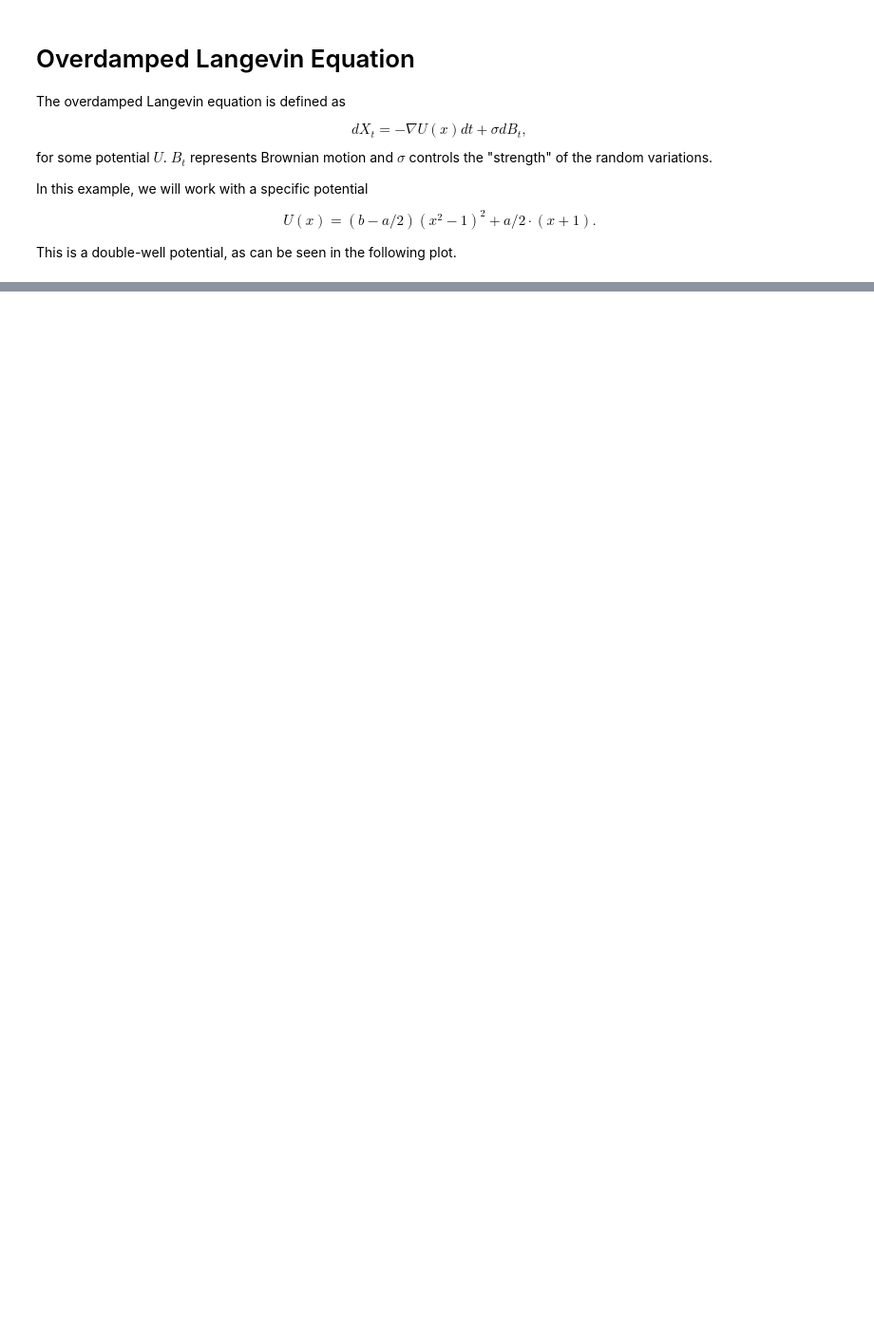
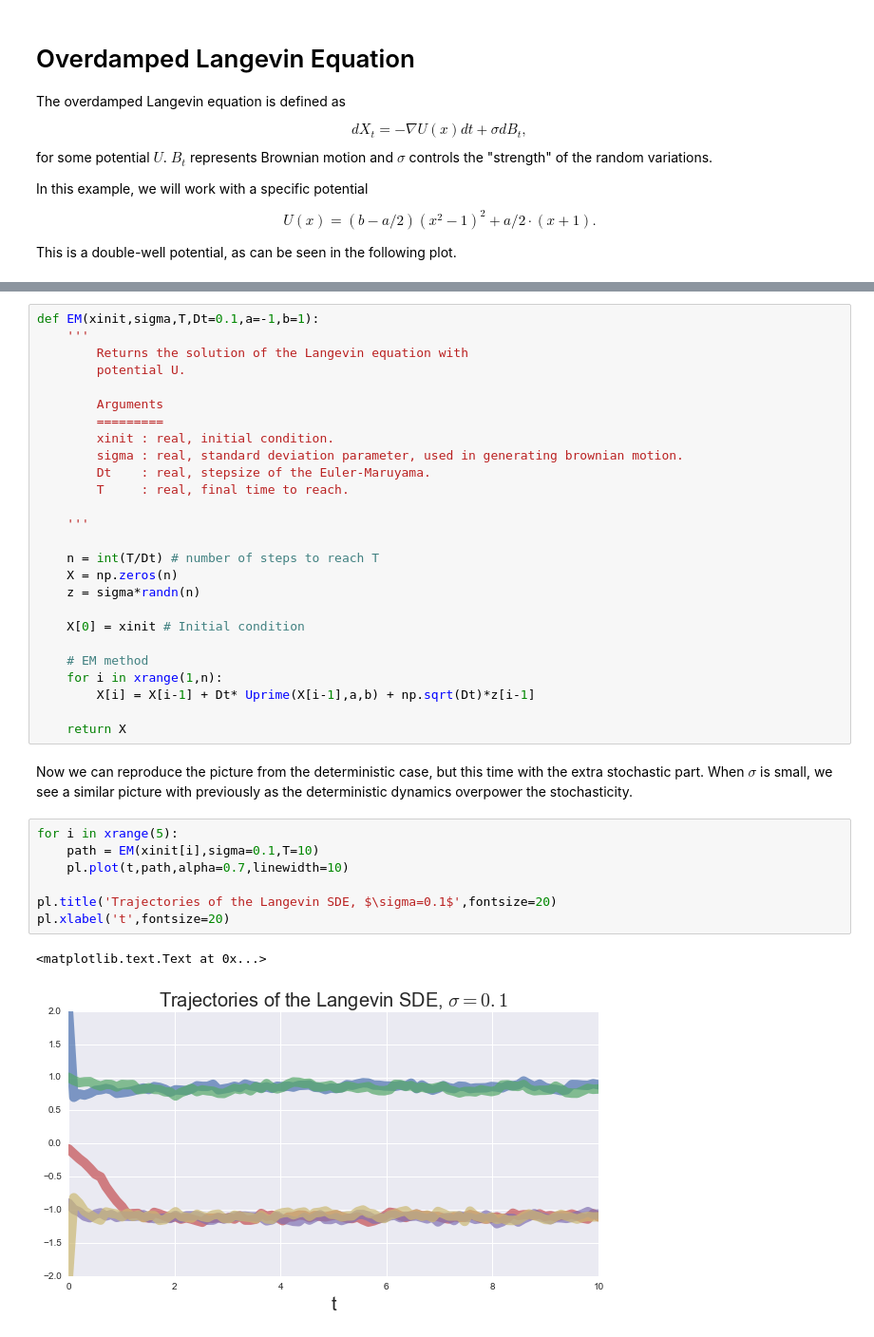
Before and after one commit to kgourgou/stoch-algo-variational-inference, a Jupyter notebook: ipython_notebooks/langevin.ipynb, the cells around one changed output, grey strips where cells are left out. Shown at 95% size. Saved outputs shown, nothing was run; the diff lists cells and outputs as text; blank space fills up the shorter version.

Commit message:
More updates for langevin.

```diff
--- a/ipython_notebooks/langevin.ipynb
+++ b/ipython_notebooks/langevin.ipynb
@@ -44,0 +96,38 @@ pl.title('$U(x)$ with $a=-1$ and $b=1$',fontsize=20)
+# %%
+def EM(xinit,sigma,T,Dt=0.1,a=-1,b=1):
+    '''
+        Returns the solution of the Langevin equation with
+        potential U.
+
+        Arguments
+        =========
+        xinit : real, initial condition.
+        sigma : real, standard deviation parameter, used in generating brownian motion.
+        Dt    : real, stepsize of the Euler-Maruyama.
+        T     : real, final time to reach.
+
+    '''
+
+    n = int(T/Dt) # number of steps to reach T
+    X = np.zeros(n)
+    z = sigma*randn(n)
+
+    X[0] = xinit # Initial condition
+
+    # EM method
+    for i in xrange(1,n):
+        X[i] = X[i-1] + Dt* Uprime(X[i-1],a,b) + np.sqrt(Dt)*z[i-1]
+
+    return X
+# %% [markdown]
+Now we can reproduce the picture from the deterministic case, but this time with the extra stochastic part. When $\sigma$ is small, we see a similar picture with previously as the deterministic dynamics overpower the stochasticity.
+# %%
+for i in xrange(5):
+    path = EM(xinit[i],sigma=0.1,T=10)
+    pl.plot(t,path,alpha=0.7,linewidth=10)
+
+pl.title('Trajectories of the Langevin SDE, $\sigma=0.1$',fontsize=20)
+pl.xlabel('t',fontsize=20)
+# %% [output]
+<matplotlib.text.Text at 0x...>
+[figure, added]
```
Also changed, not shown: parts of 14 cells of this notebook.
